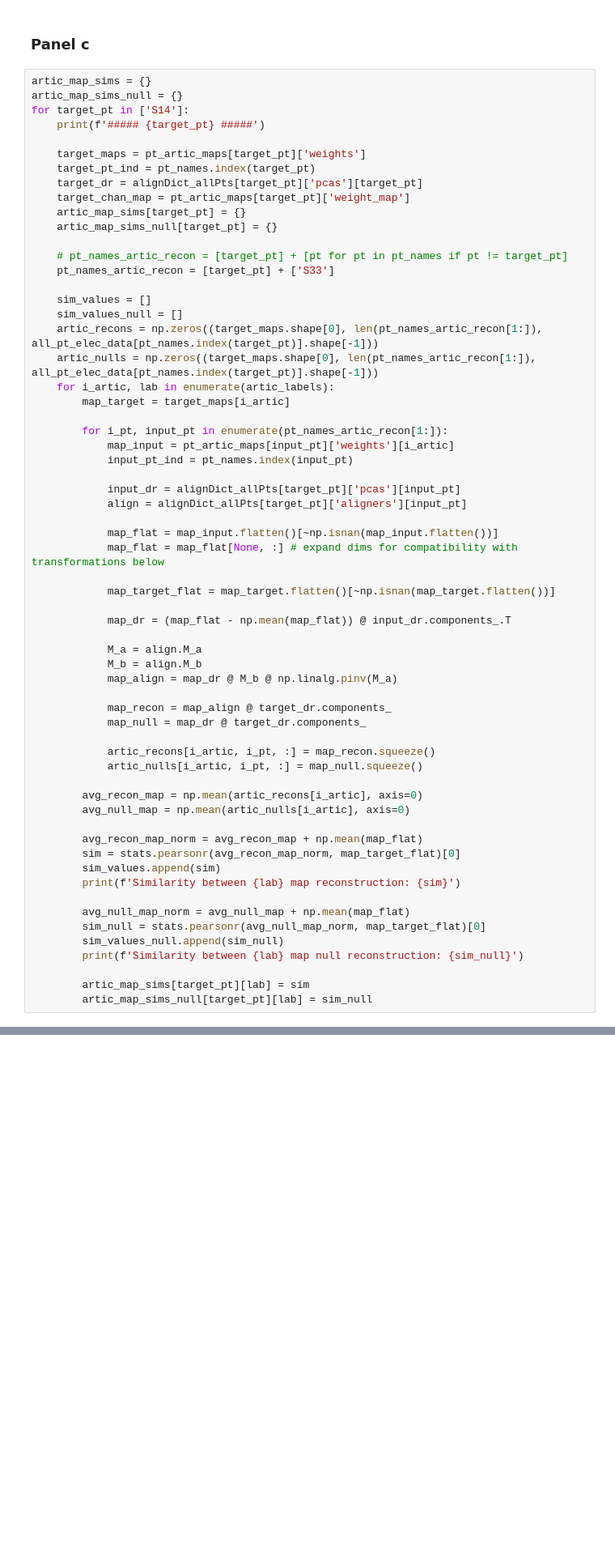
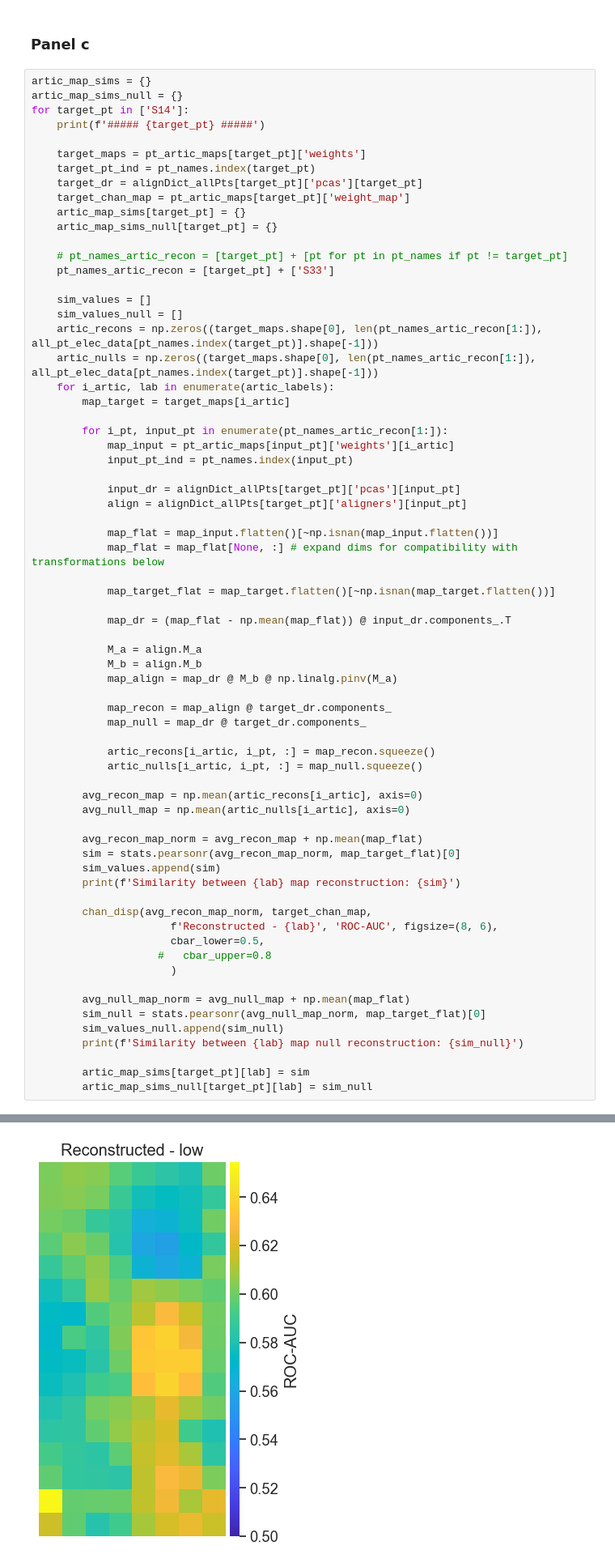
Before and after one commit to coganlab/cross_patient_speech_decoding, a Jupyter notebook: aligned_decoding/figures/fig_3_v3.ipynb, the cells around one changed output, grey strips where cells are left out. Shown at 81% size. Saved outputs shown, nothing was run; the diff lists cells and outputs as text; blank space fills up the shorter version.

```diff
--- a/aligned_decoding/figures/fig_3_v3.ipynb
+++ b/aligned_decoding/figures/fig_3_v3.ipynb
@@ -774,6 +775,12 @@ for target_pt in ['S14']:
         sim_values.append(sim)
         print(f'Similarity between {lab} map reconstruction: {sim}')
 
+        chan_disp(avg_recon_map_norm, target_chan_map,
+                      f'Reconstructed - {lab}', 'ROC-AUC', figsize=(8, 6),
+                      cbar_lower=0.5,
+                    #   cbar_upper=0.8
+                      )
+
         avg_null_map_norm = avg_null_map + np.mean(map_flat)
         sim_null = stats.pearsonr(avg_null_map_norm, map_target_flat)[0]
         sim_values_null.append(sim_null)
@@ -793,0 +794 @@ Similarity between dorsal map null reconstruction: -0.15687696921293479
+[figure, added]
```
Also changed, not shown: parts of 3 cells of this notebook.
